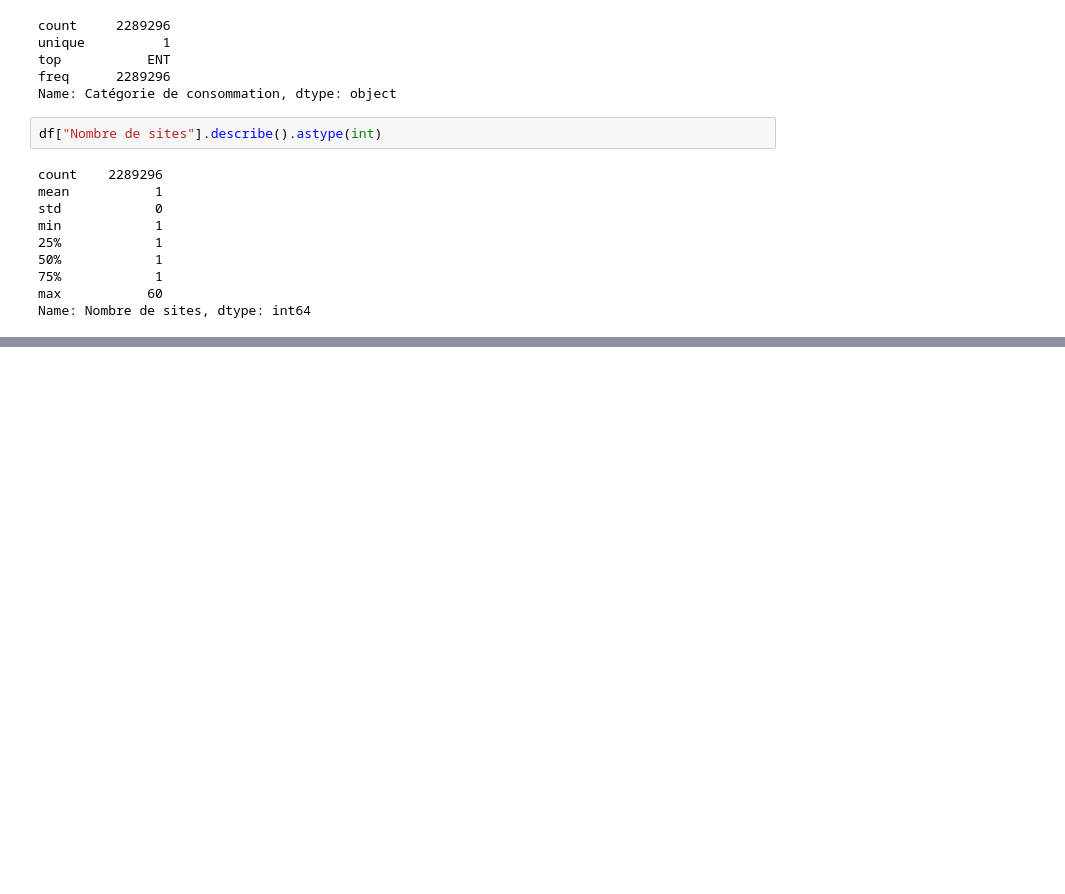
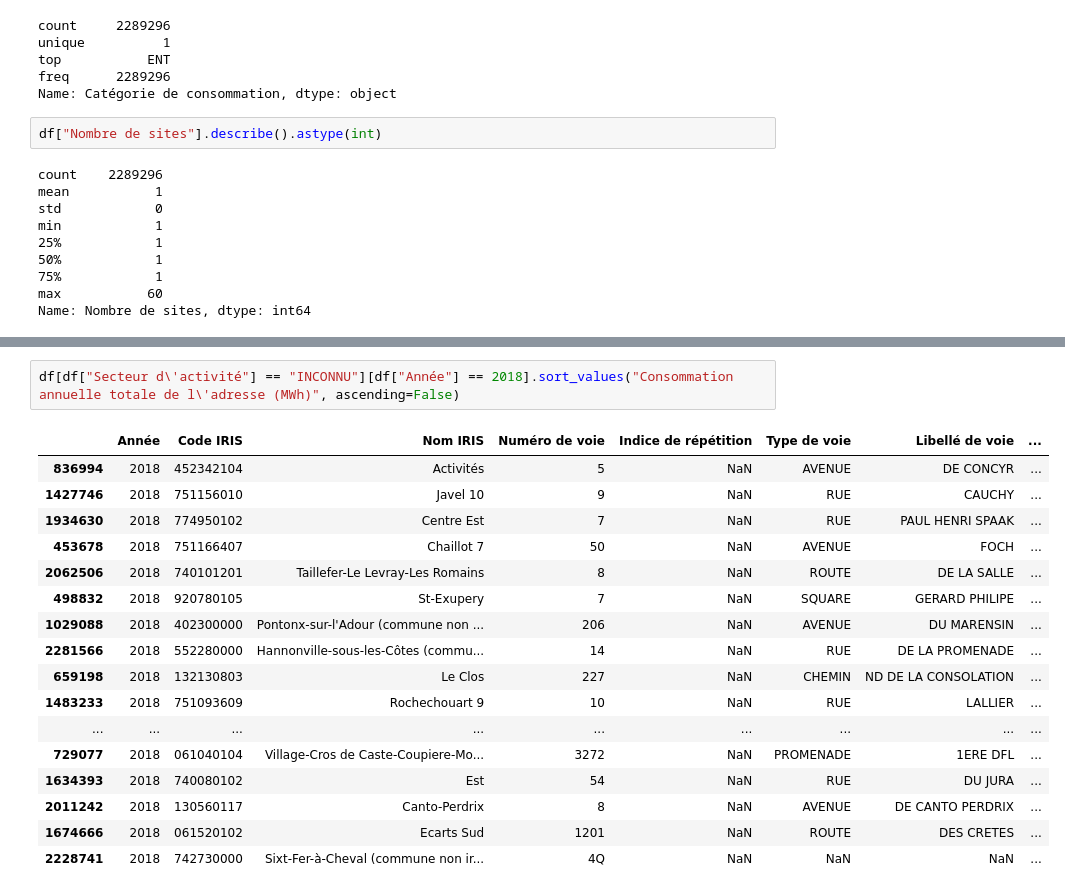
Before and after one commit to ClemBytes/EnedisOpenData, a Jupyter notebook: draft.ipynb, the cells around one changed output, grey strips where cells are left out. Cells and saved outputs as stored; diff of their text form; blank space fills up the shorter version.

```diff
--- a/draft.ipynb
+++ b/draft.ipynb
@@ -77,0 +253,20 @@ Name: Nombre de sites, dtype: int64
+# %%
+df[df["Secteur d\'activité"] == "INCONNU"][df["Année"] == 2018].sort_values("Consommation annuelle totale de l\'adresse (MWh)", ascending=False)
+# %% [output]
+|  | Année | Code IRIS | Nom IRIS | Numéro de voie | Indice de répétition | Type de voie | Libellé de voie | ... |
+| 836994 | 2018 | 452342104 | Activités | 5 | NaN | AVENUE | DE CONCYR | ... |
+| 1427746 | 2018 | 751156010 | Javel 10 | 9 | NaN | RUE | CAUCHY | ... |
+| 1934630 | 2018 | 774950102 | Centre Est | 7 | NaN | RUE | PAUL HENRI SPAAK | ... |
+| 453678 | 2018 | 751166407 | Chaillot 7 | 50 | NaN | AVENUE | FOCH | ... |
+| 2062506 | 2018 | 740101201 | Taillefer-Le Levray-Les Romains | 8 | NaN | ROUTE | DE LA SALLE | ... |
+| 498832 | 2018 | 920780105 | St-Exupery | 7 | NaN | SQUARE | GERARD PHILIPE | ... |
+| 1029088 | 2018 | 402300000 | Pontonx-sur-l'Adour (commune non ... | 206 | NaN | AVENUE | DU MARENSIN | ... |
+| 2281566 | 2018 | 552280000 | Hannonville-sous-les-Côtes (commu... | 14 | NaN | RUE | DE LA PROMENADE | ... |
+| 659198 | 2018 | 132130803 | Le Clos | 227 | NaN | CHEMIN | ND DE LA CONSOLATION | ... |
+| 1483233 | 2018 | 751093609 | Rochechouart 9 | 10 | NaN | RUE | LALLIER | ... |
+| ... | ... | ... | ... | ... | ... | ... | ... | ... |
+| 729077 | 2018 | 061040104 | Village-Cros de Caste-Coupiere-Mo... | 3272 | NaN | PROMENADE | 1ERE DFL | ... |
+| 1634393 | 2018 | 740080102 | Est | 54 | NaN | RUE | DU JURA | ... |
+| 2011242 | 2018 | 130560117 | Canto-Perdrix | 8 | NaN | AVENUE | DE CANTO PERDRIX | ... |
+| 1674666 | 2018 | 061520102 | Ecarts Sud | 1201 | NaN | ROUTE | DES CRETES | ... |
+| 2228741 | 2018 | 742730000 | Sixt-Fer-à-Cheval (commune non ir... | 4Q | NaN | NaN | NaN | ... |
```
Also changed, not shown: parts of 19 cells of this notebook.
